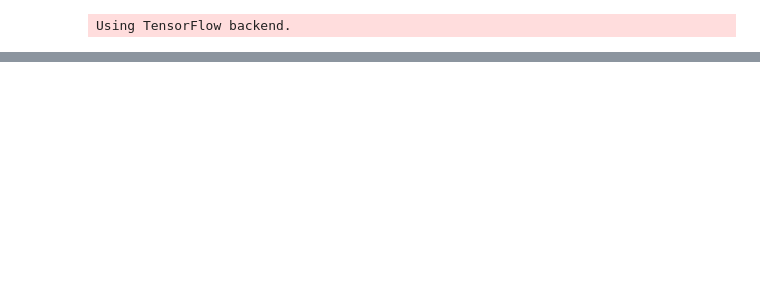
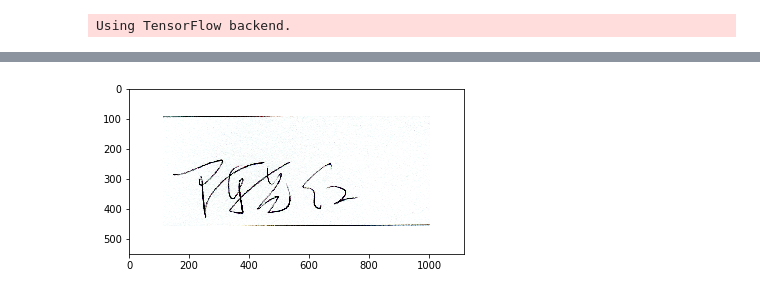
Before and after one commit to rohts-patil/axis-bank-challenge-signature-recognition, a Jupyter notebook: notebook/train_model.ipynb, the cells around one changed output, grey strips where cells are left out. Cells and saved outputs as stored; diff of their text form; code cells hidden in the pictures; blank space fills up the shorter version.

```diff
--- a/notebook/train_model.ipynb
+++ b/notebook/train_model.ipynb
@@ -21,0 +51,33 @@ zip_ref.close()
+# %%
+x = []
+y = []
+
+j = k = 1
+arr = []
+path = os.listdir('trainingSet/OfflineSignatures/Chinese/TrainingSet/Offline Genuine/')
+path.sort(key=str.lower)
+
+for i in range(len(path)):
+    if(path[i][2] == str(j)):
+        img = cv2.imread('trainingSet/OfflineSignatures/Chinese/TrainingSet/Offline Genuine/'+path[i]+'')
+        #img  = cv2.cvtColor(img,cv2.COLOR_RGB2GRAY)
+        a = np.asarray(img)
+        a = Center(a,551,1117)
+        x.append(a)
+        y1 = np.zeros((10))
+        y1[j-1] = 1
+        y.append(y1)
+        k =k + 1
+    elif(j<10):
+        j = j + 1
+        print('j='+str(j))
+    else:
+        img = cv2.imread('trainingSet/OfflineSignatures/Chinese/TrainingSet/Offline Genuine/'+path[i]+'')
+        #img = cv2.cvtColor(img,cv2.COLOR_RGB2GRAY)
+        a = np.asarray(img)
+        a = Center(a,551,1117)
+        x.append(a)
+        y1 = np.zeros((10))
+        y1[j-1] = 1
+        y.append(y1)
+        k =k+1
@@ -21,0 +94,6 @@ zip_ref.close()
+# %%
+from matplotlib import pyplot as plt
+plt.imshow(np.uint8(x[0]))
+plt.show()
+# %% [output]
+[figure, added]
```
Also changed, not shown: parts of 5 cells of this notebook.
